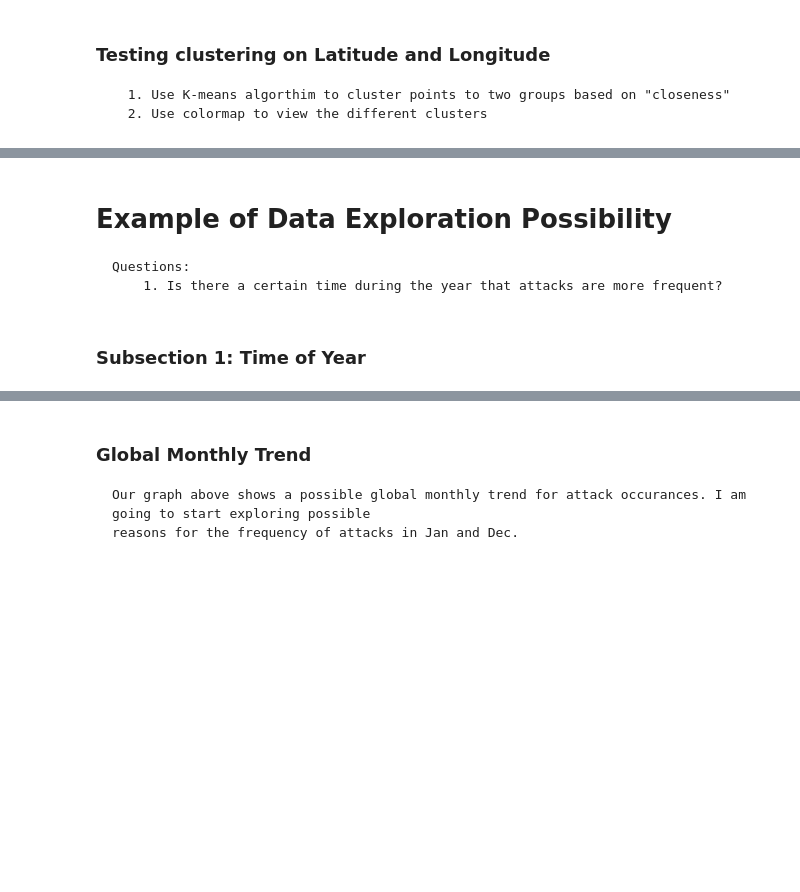
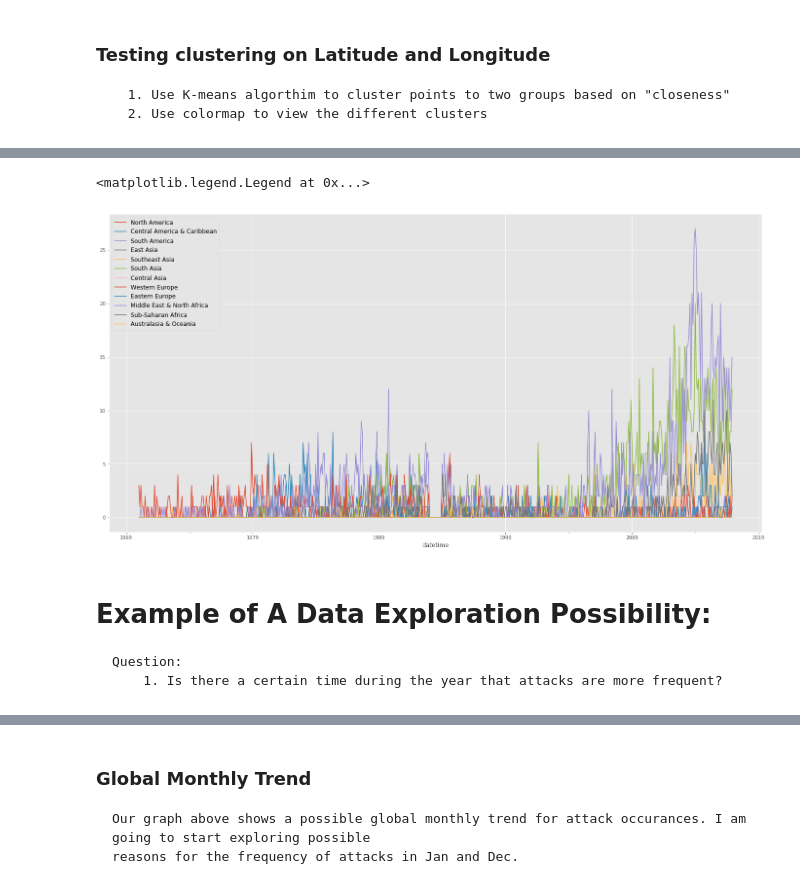
Before and after one commit to TesMunoz/SeniorSim, a Jupyter notebook: Terrorism Dataset Analysis.ipynb, the cells around one changed output, grey strips where cells are left out. Saved outputs shown, nothing was run; the diff lists cells and outputs as text; code cells hidden in the pictures; blank space fills up the shorter version.

```diff
--- a/Terrorism Dataset Analysis.ipynb
+++ b/Terrorism Dataset Analysis.ipynb
@@ -487,6 +484,24 @@ plt.show()
+# %%
+#Plot monthly trend for each region
+
+datetime_df = terrorism_df.set_index('datetime')
+
+# Separate each region into its own column.
+regional_dummies = pd.get_dummies(datetime_df['region'])
+
+# Aggregate each individual region's events by month-sized buckets. Plot the monthly sums.
+ax = regional_dummies.groupby(pd.Grouper(freq='M')).sum().plot(kind='line', figsize=[24,12] )
+
+Region = ['North America','Central America & Caribbean','South America','East Asia','Southeast Asia','South Asia',
+          'Central Asia','Western Europe','Eastern Europe',
+          'Middle East & North Africa','Sub-Saharan Africa', 'Australasia & Oceania']
+
+# Replace column names with hardcoded region string values. Change Legend font-size.
+ax.legend(Region, prop={'size': 12})
+# %% [output]
+<matplotlib.legend.Legend at 0x...>
+[figure, added]
 # %% [markdown]
-#  Example of Data Exploration Possibility
-    Questions:
+#  Example of A Data Exploration Possibility:
+    Question:
         1. Is there a certain time during the year that attacks are more frequent?
-# %% [markdown]
-### Subsection 1: Time of Year
```
Also changed, not shown: parts of 54 cells of this notebook.
